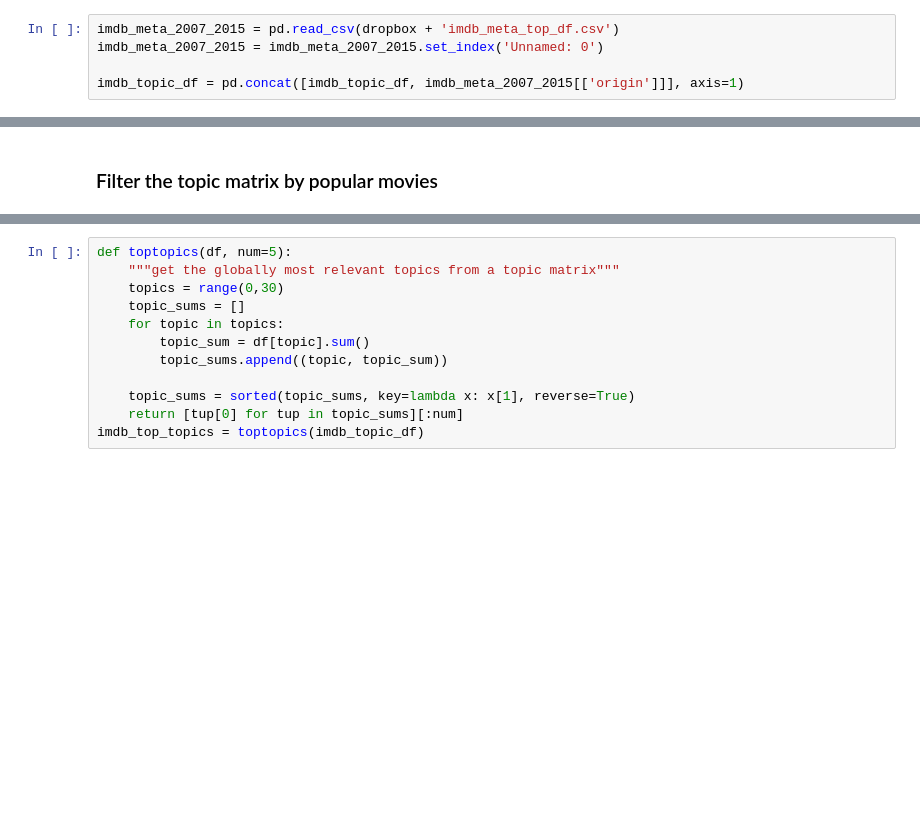
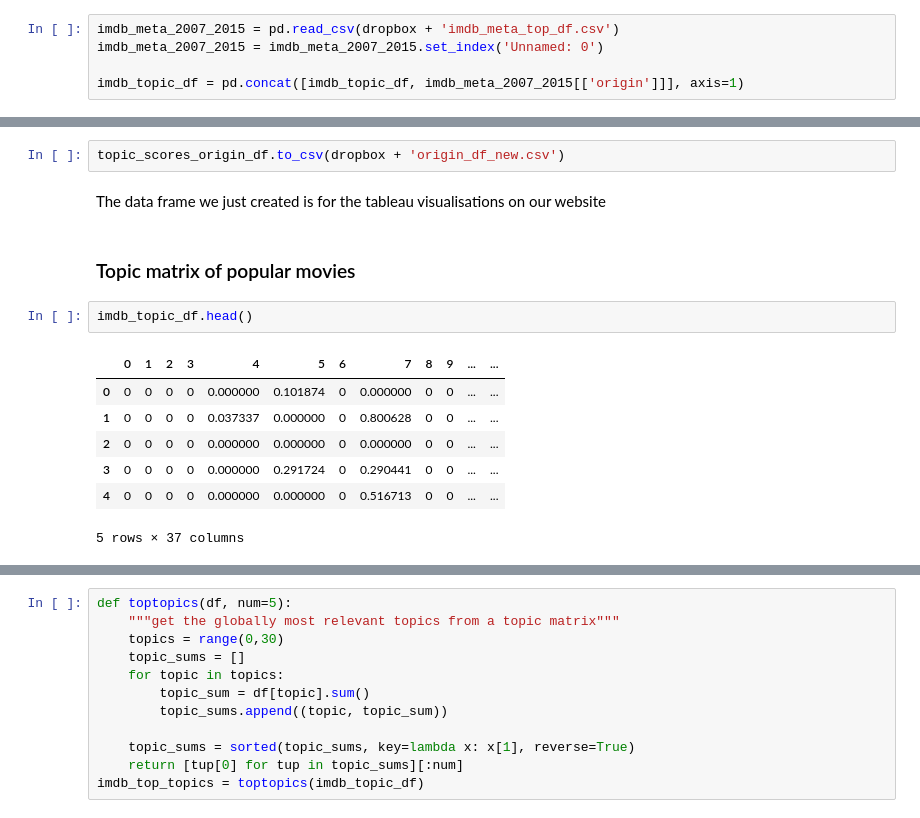
Before and after one commit to soorajmr/moviemeta, a Jupyter notebook: notebooks/topic_distribution.ipynb, the cells around one changed output, grey strips where cells are left out. Cells and saved outputs as stored; diff of their text form; blank space fills up the shorter version.

```diff
--- a/notebooks/topic_distribution.ipynb
+++ b/notebooks/topic_distribution.ipynb
@@ -119,5 +197,19 @@ imdb_topic_df = pd.concat([imdb_topic_df, imdb_meta_2007_2015[['origin']]], axis
+# %%
+topic_scores_origin_df.to_csv(dropbox + 'origin_df_new.csv')
+# %% [markdown]
+The data frame we just created is for the tableau visualisations on our website
 # %% [markdown]
-### Filter the topic matrix by popular movies
+### Topic matrix of popular movies
+# %%
+imdb_topic_df.head()
+# %% [output]
+|  | 0 | 1 | 2 | 3 | 4 | 5 | 6 | 7 | 8 | 9 | ... | ... |
+| 0 | 0 | 0 | 0 | 0 | 0.000000 | 0.101874 | 0 | 0.000000 | 0 | 0 | ... | ... |
+| 1 | 0 | 0 | 0 | 0 | 0.037337 | 0.000000 | 0 | 0.800628 | 0 | 0 | ... | ... |
+| 2 | 0 | 0 | 0 | 0 | 0.000000 | 0.000000 | 0 | 0.000000 | 0 | 0 | ... | ... |
+| 3 | 0 | 0 | 0 | 0 | 0.000000 | 0.291724 | 0 | 0.290441 | 0 | 0 | ... | ... |
+| 4 | 0 | 0 | 0 | 0 | 0.000000 | 0.000000 | 0 | 0.516713 | 0 | 0 | ... | ... |
+5 rows × 37 columns
 # %%
 imdb_topic_top_df = pd.DataFrame()
 
```
Also changed, not shown: parts of 32 cells of this notebook.
